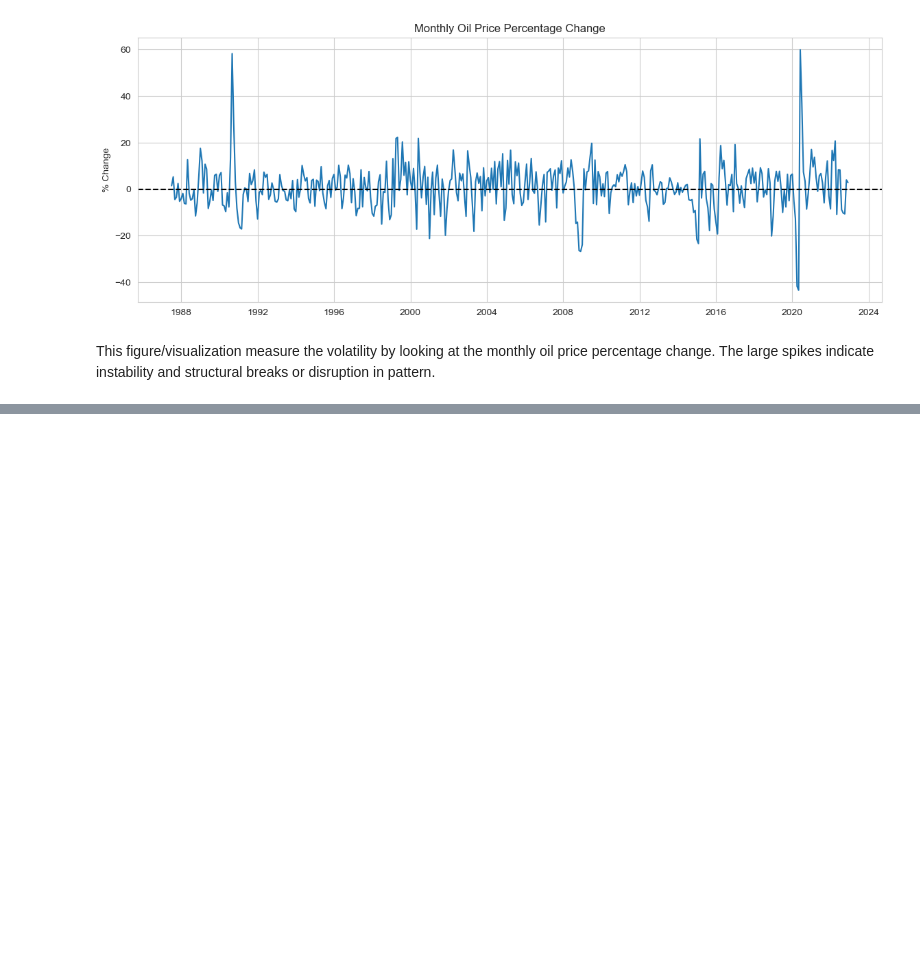
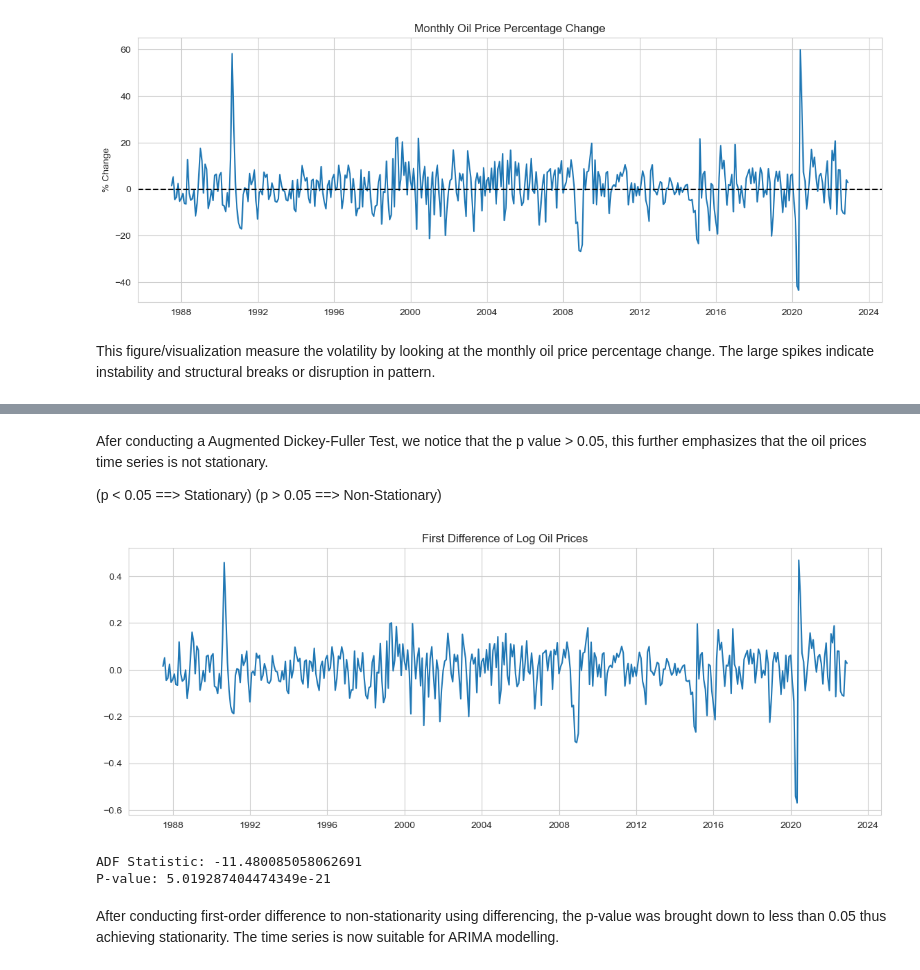
Before and after one commit to hamadmoe/dsai3301-project, a Jupyter notebook: CODE.ipynb, the cells around one changed output, grey strips where cells are left out. Cells and saved outputs as stored; diff of their text form; code cells hidden in the pictures; blank space fills up the shorter version.

```diff
--- a/CODE.ipynb
+++ b/CODE.ipynb
@@ -328,0 +439,46 @@ This figure/visualization measure the volatility by looking at the monthly oil p
+# %% [markdown]
+Afer conducting a Augmented Dickey-Fuller Test, we notice that the p value > 0.05, this further emphasizes that the oil prices time series is not stationary.
+
+(p < 0.05 ==> Stationary)
+(p > 0.05 ==> Non-Stationary)
+# %%
+monthly_df['Diff_Log'] = (
+    monthly_df['Log_Price']
+    .diff()
+)
+
+plt.figure(figsize=(14,5))
+
+plt.plot(
+    monthly_df.index,
+    monthly_df['Diff_Log']
+)
+
+plt.title(
+    'First Difference of Log Oil Prices'
+)
+
+plt.grid(True)
+
+plt.show()
+# %% [output]
+[figure, added]
+# %%
+result_diff = adfuller(
+    monthly_df['Diff_Log'].dropna()
+)
+
+print(
+    "ADF Statistic:",
+    result_diff[0]
+)
+
+print(
+    "P-value:",
+    result_diff[1]
+)
+# %% [output]
+ADF Statistic: -11.480085058062691
+P-value: 5.019287404474349e-21
+# %% [markdown]
+After conducting first-order difference to non-stationarity using differencing, the p-value was brought down to less than 0.05 thus achieving stationarity. The time series is now suitable for ARIMA modelling.
```
Also changed, not shown: parts of 7 cells of this notebook, 1 other file.
